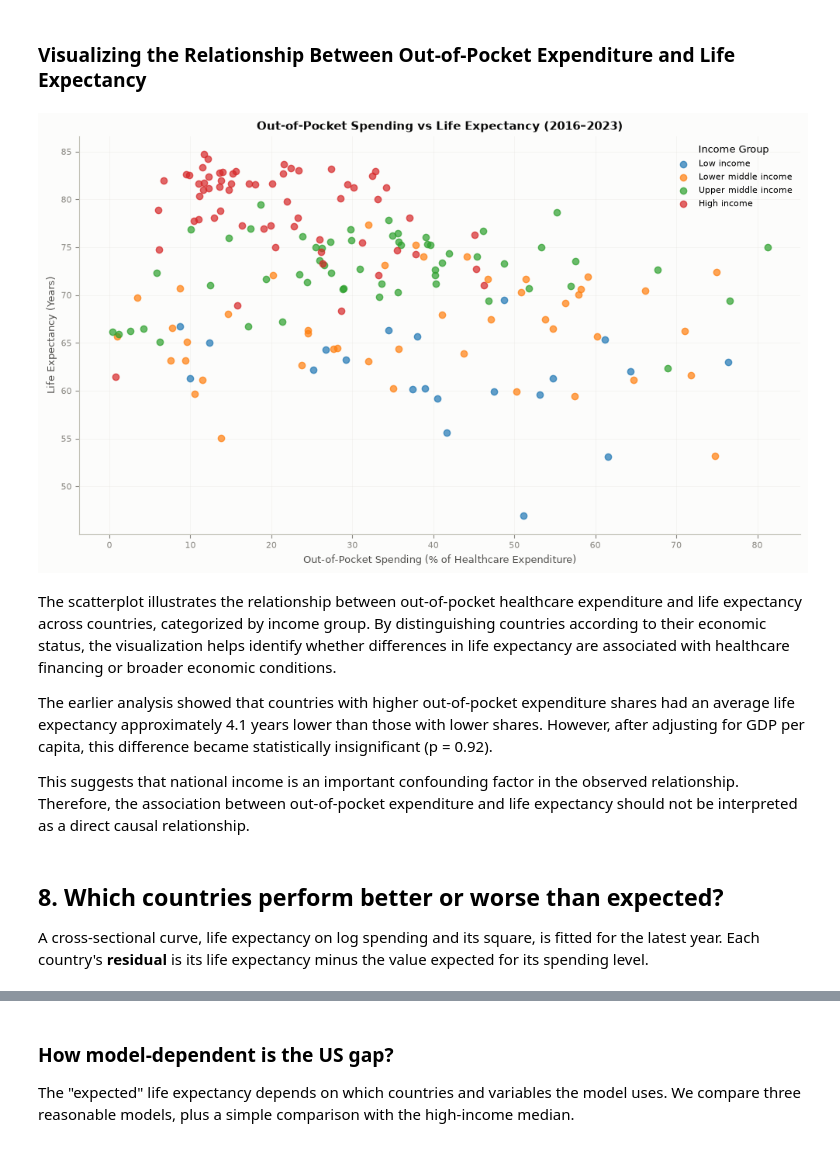
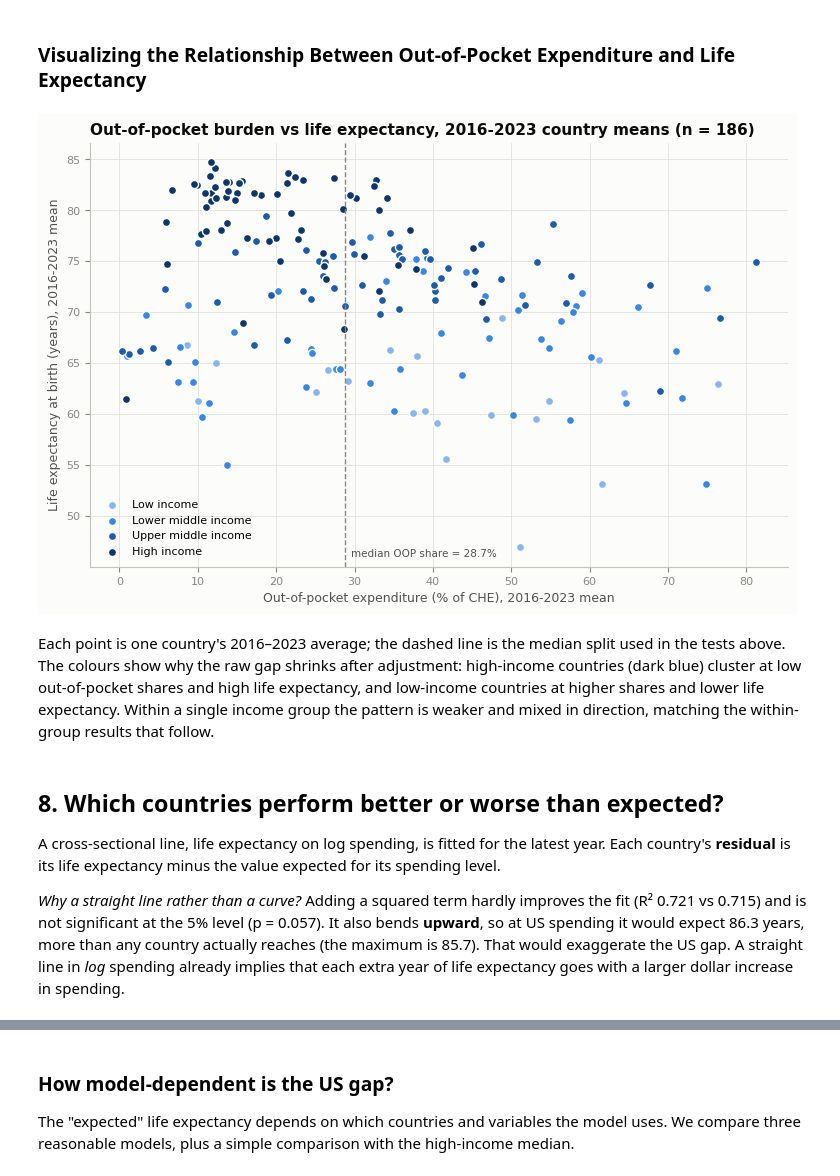
Before and after one commit to Manojkumal/Healthcare_Project, a Jupyter notebook: Healthcare_Spending_Life_Expectancy.ipynb, the cells around one changed output, grey strips where cells are left out. Drawn from its saved outputs; the diff is of its cells as text; code cells hidden in the pictures.

```diff
--- a/Healthcare_Spending_Life_Expectancy.ipynb
+++ b/Healthcare_Spending_Life_Expectancy.ipynb
@@ -987,11 +1032,12 @@ for label, res in main_results.items():
     col["Year FE"] = "Yes" if getattr(res.model, "time_effects", False) else "No"
     col["Observations"] = f"{int(res.nobs):,}"
     col["Countries"] = int(res.entity_info["total"])
-    col["R² within"] = f"{res.rsquared_within:.3f}"
+    col["R² (after fixed effects)"] = f"{res.rsquared:.3f}"
     table[label] = col
 table = pd.DataFrame(table)
 table.to_csv(TABLE_DIR / "models_main_table.csv")
 print("Dependent variable: life expectancy (years). Country-clustered SEs. * p<0.1, ** p<0.05, *** p<0.01")
+print("R² is measured after removing each model's own fixed effects, so it is not comparable between columns with different fixed effects.")
 table
 # %% [output]
 Dependent variable: life expectancy (years). Country-clustered SEs. * p<0.1, ** p<0.05, *** p<0.01
@@ -1295,17 +1363,18 @@ Spending is measured in current international dollars, which include inflation,
 # %%
 # Current-$ spending vs spending rebuilt in constant 2021 PPP $ (share of GDP x constant GDP)
 rows = []
-for var, lab in [("log_che_pc_ppp", "current intl $ (main)"), ("log_che_const", "constant 2021 intl $")]:
-    c = df[var] - df[var].mean()
-    nlq = fit_panel(df.assign(c=c, c_sq=c ** 2), Y, ["c", "c_sq", *BASE_X])
-    row = {"spending measure": lab}
+for var, lab, data in [("log_che_pc_ppp", "current intl $ (main)", df), ("log_che_const", "constant 2021 intl $", df),
+                       ("log_che_pc_ppp", "current intl $, excluding 2020-21", df[~df.covid])]:
+    c = data[var] - data[var].mean()
+    nlq = fit_panel(data.assign(c=c, c_sq=c ** 2), Y, ["c", "c_sq", *BASE_X])
+    row = {"spending measure / sample": lab}
     for name, xs, kw in [("(1) pooled", [var], dict(pooled=True)), ("(2) country FE", [var], dict(time=False)),
                          ("(3) two-way FE", [var], {}), ("(5) + GDP + OOP", [var, *BASE_X], {})]:
-        r = fit_panel(df, Y, xs, **kw)
+        r = fit_panel(data, Y, xs, **kw)
         row[name] = f"{r.params[var]:.3f}{stars(r.pvalues[var])}"
-    row["turning point ($)"] = round(float(np.exp(df[var].mean() - nlq.params["c"] / (2 * nlq.params["c_sq"]))))
+    row["turning point ($)"] = round(float(np.exp(data[var].mean() - nlq.params["c"] / (2 * nlq.params["c_sq"]))))
     rows.append(row)
-prices = pd.DataFrame(rows).set_index("spending measure")
+prices = pd.DataFrame(rows).set_index("spending measure / sample")
 prices.to_csv(TABLE_DIR / "robustness_current_vs_constant_prices.csv")
 print(f"Correlation of the two log spending measures: {df[['log_che_pc_ppp', 'log_che_const']].corr().iloc[0, 1]:.3f}")
 prices
@@ -1539,39 +1612,27 @@ Country-cluster bootstrap (2,000 resamples) of model (5):
 # %% [markdown]
 ### Visualizing the Relationship Between Out-of-Pocket Expenditure and Life Expectancy
 # %%
-plot_df = cs.dropna(
-    subset=["oop_pct_che", "life_exp", "income_group"]
-)
-
-plt.figure(figsize=(10, 6))
-
-for group in INCOME_ORDER:
-    data = plot_df[plot_df["income_group"] == group]
-    plt.scatter(
-        data["oop_pct_che"],
-        data["life_exp"],
-        label=group,
-        alpha=0.7
-    )
-
-plt.xlabel("Out-of-Pocket Spending (% of Healthcare Expenditure)")
-plt.ylabel("Life Expectancy (Years)")
-plt.title("Out-of-Pocket Spending vs Life Expectancy (2016–2023)")
-plt.legend(title="Income Group")
-plt.grid(alpha=0.3)
-plt.tight_layout()
-plt.show()
+# Out-of-pocket share vs life expectancy, 2016-2023 country means (the data used in the tests above)
+fig, ax = plt.subplots(figsize=(9, 5.5))
+for g in INCOME_ORDER:
+    s = cs[cs.income_group == g]
+    ax.scatter(s.oop_pct_che, s.life_exp, s=34, color=INCOME_COLORS[g], label=g, edgecolor=SURFACE, linewidth=1)
+ax.axvline(median_oop, color=MUTED, lw=1, ls="--")
+ax.text(median_oop + 0.8, ax.get_ylim()[0] + 1, f"median OOP share = {median_oop:.1f}%", fontsize=7.5, color=INK2)
+ax.set_xlabel(LABELS["oop_pct_che"] + ", 2016-2023 mean")
+ax.set_ylabel(LABELS["life_exp"] + ", 2016-2023 mean")
+ax.set_title(f"Out-of-pocket burden vs life expectancy, 2016-2023 country means (n = {len(cs)})", loc="left")
+ax.legend(loc="lower left")
+save(fig, "fig14_oop_vs_life_exp_2016_2023.png")
 # %% [output]
-[figure, old version]
+[figure, new version]
 # %% [markdown]
-The scatterplot illustrates the relationship between out-of-pocket healthcare expenditure and life expectancy across countries, categorized by income group. By distinguishing countries according to their economic status, the visualization helps identify whether differences in life expectancy are associated with healthcare financing or broader economic conditions.
-
-The earlier analysis showed that countries with higher out-of-pocket expenditure shares had an average life expectancy approximately 4.1 years lower than those with lower shares. However, after adjusting for GDP per capita, this difference became statistically insignificant (p = 0.92).
-
-This suggests that national income is an important confounding factor in the observed relationship. Therefore, the association between out-of-pocket expenditure and life expectancy should not be interpreted as a direct causal relationship.
+Each point is one country's 2016–2023 average; the dashed line is the median split used in the tests above. The colours show why the raw gap shrinks after adjustment: high-income countries (dark blue) cluster at low out-of-pocket shares and high life expectancy, and low-income countries at higher shares and lower life expectancy. Within a single income group the pattern is weaker and mixed in direction, matching the within-group results that follow.
 # %% [markdown]
 ## 8. Which countries perform better or worse than expected?
 
-A cross-sectional curve, life expectancy on log spending and its square, is fitted for the latest year. Each country's **residual** is its life expectancy minus the value expected for its spending level.
+A cross-sectional line, life expectancy on log spending, is fitted for the latest year. Each country's **residual** is its life expectancy minus the value expected for its spending level.
+
+*Why a straight line rather than a curve?* Adding a squared term hardly improves the fit (R² 0.721 vs 0.715) and is not significant at the 5% level (p = 0.057). It also bends **upward**, so at US spending it would expect 86.3 years, more than any country actually reaches (the maximum is 85.7). That would exaggerate the US gap. A straight line in *log* spending already implies that each extra year of life expectancy goes with a larger dollar increase in spending.
 # %%
 lat = df[df.year == LATEST].copy()
```
Also changed, not shown: parts of 35 cells of this notebook, 40 other files.
